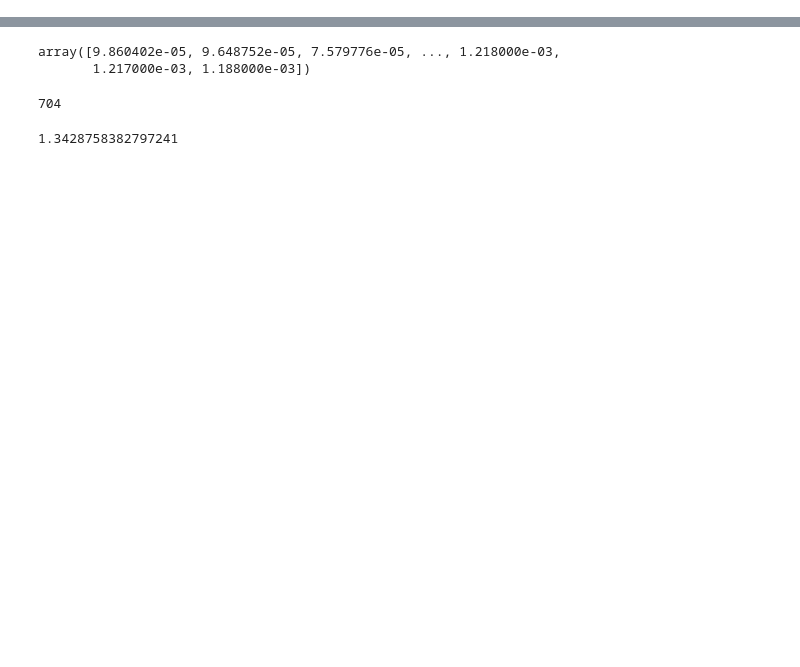
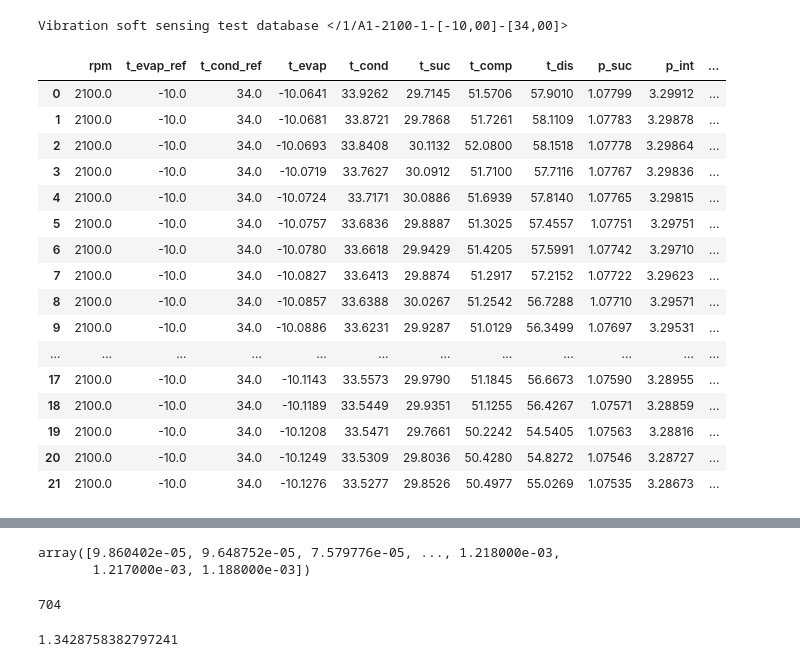
Before and after one commit to jpzomer/VSS_DatabaseFunc, a Jupyter notebook: test.ipynb, the cells around one changed output, grey strips where cells are left out. Saved outputs shown, nothing was run; the diff lists cells and outputs as text; code cells hidden in the pictures; blank space fills up the shorter version.

```diff
--- a/test.ipynb
+++ b/test.ipynb
@@ -179,0 +58,31 @@ dataset = VSS_File(datasetPath)
+# %%
+# sempre dá pra acessar o elemento por meio de indexação
+dataset.units[0].tests[0]
+# %% [output]
+Vibration soft sensing test database </1/A1-2100-1-[-10,00]-[34,00]>
+# %%
+# fiz também umas funções pra retornar os dataframes dos ensaios
+
+# a seguinte função retorna como numpy array
+dataset.units[0].tests[0].returnNumericalDatabase()
+
+# a seguinte já retorna como dataframe com os headers
+dataset.units[0].tests[0].returnNumericalDataframe()
+# %% [output]
+|  | rpm | t_evap_ref | t_cond_ref | t_evap | t_cond | t_suc | t_comp | t_dis | p_suc | p_int | ... |
+| 0 | 2100.0 | -10.0 | 34.0 | -10.0641 | 33.9262 | 29.7145 | 51.5706 | 57.9010 | 1.07799 | 3.29912 | ... |
+| 1 | 2100.0 | -10.0 | 34.0 | -10.0681 | 33.8721 | 29.7868 | 51.7261 | 58.1109 | 1.07783 | 3.29878 | ... |
+| 2 | 2100.0 | -10.0 | 34.0 | -10.0693 | 33.8408 | 30.1132 | 52.0800 | 58.1518 | 1.07778 | 3.29864 | ... |
+| 3 | 2100.0 | -10.0 | 34.0 | -10.0719 | 33.7627 | 30.0912 | 51.7100 | 57.7116 | 1.07767 | 3.29836 | ... |
+| 4 | 2100.0 | -10.0 | 34.0 | -10.0724 | 33.7171 | 30.0886 | 51.6939 | 57.8140 | 1.07765 | 3.29815 | ... |
+| 5 | 2100.0 | -10.0 | 34.0 | -10.0757 | 33.6836 | 29.8887 | 51.3025 | 57.4557 | 1.07751 | 3.29751 | ... |
+| 6 | 2100.0 | -10.0 | 34.0 | -10.0780 | 33.6618 | 29.9429 | 51.4205 | 57.5991 | 1.07742 | 3.29710 | ... |
+| 7 | 2100.0 | -10.0 | 34.0 | -10.0827 | 33.6413 | 29.8874 | 51.2917 | 57.2152 | 1.07722 | 3.29623 | ... |
+| 8 | 2100.0 | -10.0 | 34.0 | -10.0857 | 33.6388 | 30.0267 | 51.2542 | 56.7288 | 1.07710 | 3.29571 | ... |
+| 9 | 2100.0 | -10.0 | 34.0 | -10.0886 | 33.6231 | 29.9287 | 51.0129 | 56.3499 | 1.07697 | 3.29531 | ... |
+| ... | ... | ... | ... | ... | ... | ... | ... | ... | ... | ... | ... |
+| 17 | 2100.0 | -10.0 | 34.0 | -10.1143 | 33.5573 | 29.9790 | 51.1845 | 56.6673 | 1.07590 | 3.28955 | ... |
+| 18 | 2100.0 | -10.0 | 34.0 | -10.1189 | 33.5449 | 29.9351 | 51.1255 | 56.4267 | 1.07571 | 3.28859 | ... |
+| 19 | 2100.0 | -10.0 | 34.0 | -10.1208 | 33.5471 | 29.7661 | 50.2242 | 54.5405 | 1.07563 | 3.28816 | ... |
+| 20 | 2100.0 | -10.0 | 34.0 | -10.1249 | 33.5309 | 29.8036 | 50.4280 | 54.8272 | 1.07546 | 3.28727 | ... |
+| 21 | 2100.0 | -10.0 | 34.0 | -10.1276 | 33.5277 | 29.8526 | 50.4977 | 55.0269 | 1.07535 | 3.28673 | ... |
```
Also changed, not shown: parts of 6 cells of this notebook, 1 other file.
